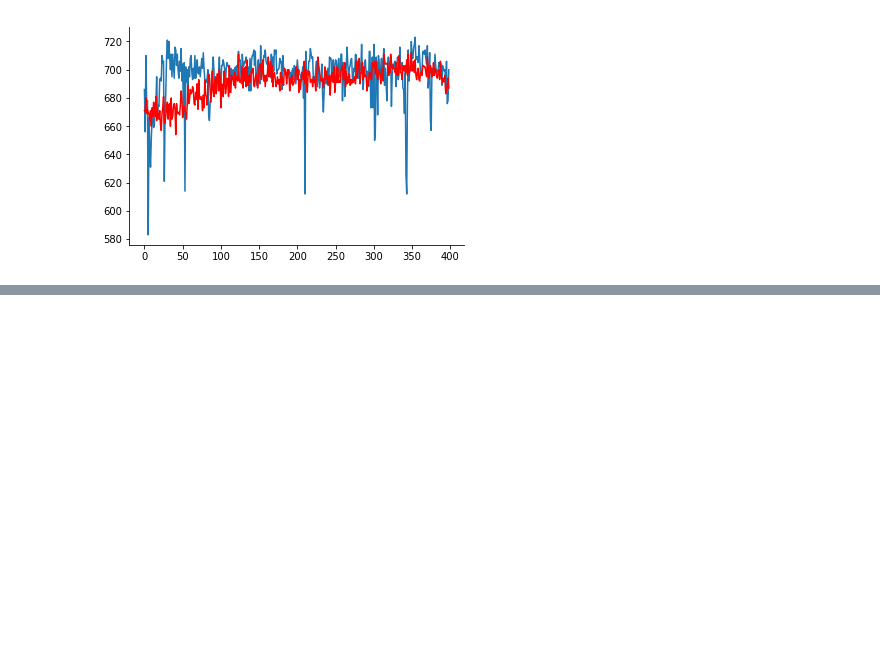
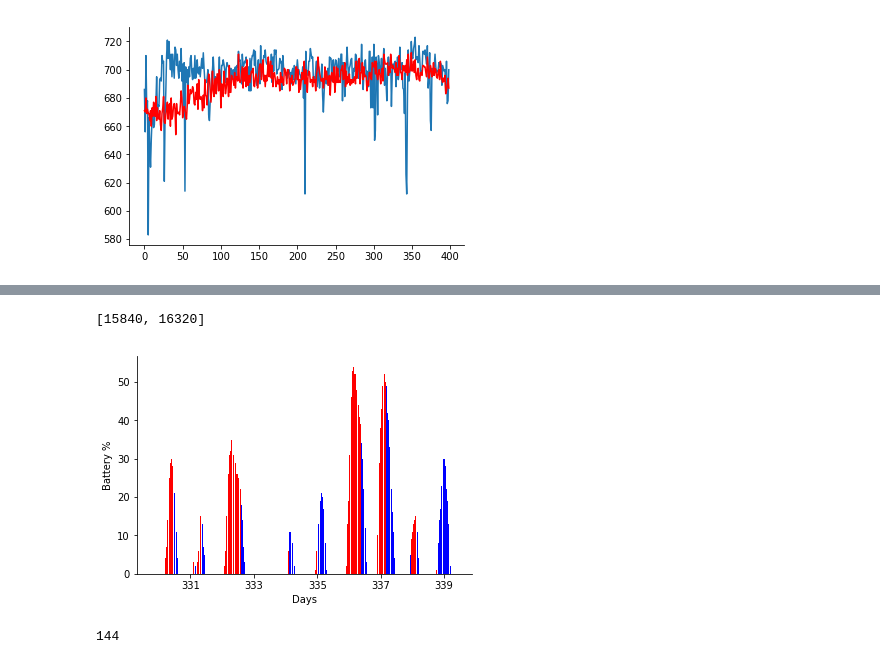
Before and after one commit to jamesjarlathlong/continuous, a Jupyter notebook: plot_results.ipynb, the cells around one changed output, grey strips where cells are left out. Drawn from its saved outputs; the diff is of its cells as text; code cells hidden in the pictures; blank space fills up the shorter version.

```diff
--- a/plot_results.ipynb
+++ b/plot_results.ipynb
@@ -16,0 +50,31 @@ sns.despine()
+# %%
+#with open('tmp/dtoei_testingonunseenyear.json') as f:
+fig, ax = plt.subplots(1)
+def test(i):
+    i['S0'][0]==2
+def get_plottable(i):
+    return i['S0'][1]
+sensor = 'S1'
+batts = np.array([i[sensor][1] for i in data], dtype=float)
+statuses =  np.array([i[sensor][0] for i in data])
+onbatts = np.copy(batts)
+offbatts = np.copy(batts)
+offbatts[statuses!=2] = np.nan
+onbatts[statuses==2] = np.nan
+ax.bar(xs,onbatts,color='b')
+ax.bar(xs,offbatts,color='r')
+#ax.plot(offbatts, c='r')
+#ax.plot(get_plottable(data))
+#ax.set_xlim([0,337])
+ax.set_ylabel('Battery %')
+ax.set_xticklabels([int(x/48) for x in ax.get_xticks()])
+ax.set_xlabel('Days')
+ax.set_ylabel('Battery %')
+sns.despine()
+# %% [output]
+[15840, 16320]
+[figure, added]
+# %%
+len(offbatts)
+# %% [output]
+144
```
Also changed, not shown: parts of 3 cells of this notebook, 22 other files.
